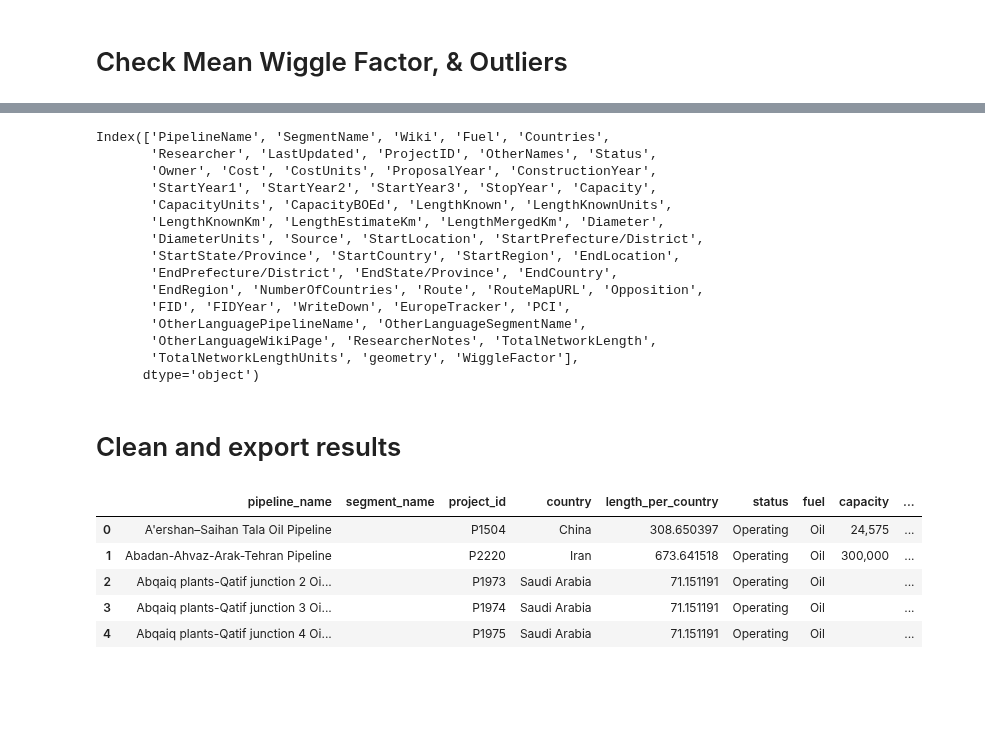
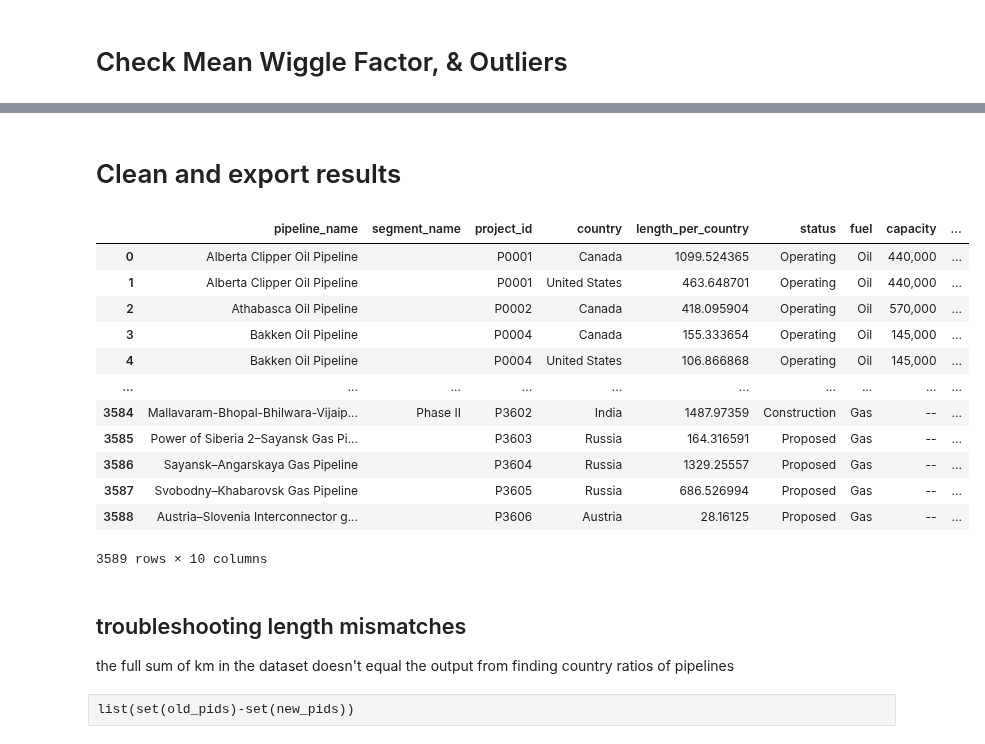
Before and after one commit to GlobalEnergyMonitor/goit-ggit-data-ops, a Jupyter notebook: notebooks/Estimate_Length.ipynb, the cells around one changed output, grey strips where cells are left out. Cells and saved outputs as stored; diff of their text form; code cells hidden in the pictures; blank space fills up the shorter version.

Commit message:
fall pipelines updates

```diff
--- a/notebooks/Estimate_Length.ipynb
+++ b/notebooks/Estimate_Length.ipynb
@@ -77,7 +95,7 @@ gc = pygsheets.authorize(client_secret=credentials_directory+'client_secret.json
 spreadsheet = gc.open_by_key('1foPLE6K-uqFlaYgLPAUxzeXfDO5wOOqE7tibNHeqTek')
 #spreadsheet[1] "Gas Pipelines" tab is the second index
 gas_pipes = spreadsheet[1].get_as_df()
-oil_pipes = spreadsheet[3].get_as_df()
+oil_pipes = spreadsheet[2].get_as_df()
 #owners = spreadsheet[2].get_as_df()
 
 gas_pipes = gas_pipes.drop('WKTFormat', axis=1) # delete WKTFormat column
@@ -101,6 +123,7 @@ elif type=='Oil_and_Gas':
 # %%
 #clean pipelines dataset
-pipe['PipelineName'] = pipe['PipelineName']
+#pipe['PipelineName'] = pipe['PipelineName']
+#pipe['SegmentName'] = pipe['Seg']
 
 # get pipeline list, import as df
 pipe['PipelineName'] = pipe['PipelineName'].str.strip()
@@ -108,24 +131,35 @@ pipe['SegmentName'] = pipe['SegmentName'].str.strip()
 pipe['ProjectID'] = pipe['ProjectID'].str.strip()
 
 # clean up column 'Fuel'
-pipe['Fuel'] = pipe['Fuel'].str.strip()
+#pipe['Fuel'] = pipe['Fuel'].str.strip()
 
 # clean up column 'Route'
 pipe['Route'] = pipe['Route'].str.strip()
 
+# get rid of "N/A"
+pipe = pipe[pipe['Route']!='N/A']
+
 # replace empty entries in Route with nan
-pipe['Route'] = pipe['Route'].replace(r'^\s*$', numpy.nan, regex=True)
+#pipe['Route'] = pipe['Route'].replace(r'^\s*$', numpy.nan, regex=True)
 
 # replace empty entrys in LengthKnownKm with nan
-pipe['LengthKnownKm'] = pipe['LengthKnownKm'].replace(r'^\s*$', numpy.nan, regex=True)
+#pipe['LengthKnownKm'] = pipe['LengthKnownKm'].replace(r'^\s*$', numpy.nan, regex=True)
+pipe['LengthKnownKm'] = pipe['LengthKnownKm'].replace('--', numpy.nan)
 
 # drop rows with no routes available (routes were unavailable or not applicable)
 #pipe = pipe.loc[pipe['Route'].isnull()==False]
 #pipe = pipe[pipe['Route'].notna()]
+pipe_noroute = pipe[pipe['Route'].isin(['Unavailable',
+                                       'Capacity expansion only',
+                                       'Bidirectionality upgrade only',
+                                       'Short route, to add later',
+                                       ''])]
+
 pipe = pipe[pipe['Route'] != 'Unavailable']
 pipe = pipe[pipe['Route'] != 'Capacity expansion only']
 pipe = pipe[pipe['Route'] != 'Bidirectionality upgrade only']
-pipe.shape
+pipe = pipe[pipe['Route'] != 'Short route, to add later']
+pipe = pipe[pipe['Route'] != '']
 
 # REMOVED
 
@@ -241,14 +255,15 @@ def pipeline_total_length_and_wiggle(pipes_df):
     for row in pipes_with_route.index:
         # get string with coordinates for route, convert to LineString (or MultiLineString)
         pipeline_name = pipes_with_route.at[row, 'PipelineName']
-        segment_name = pipes_with_route.at[row, 'ProjectID']
-        project_id = pipes_with_route.at[row, 'SegmentName']
+        segment_name = pipes_with_route.at[row, 'SegmentName']
+        project_id = pipes_with_route.at[row, 'ProjectID']
         pipeline_str = pipes_with_route.at[row, 'Route']
         status = pipes_with_route.at[row, 'Status']
         fuel = pipes_with_route.at[row, 'Fuel']
         capacity = pipes_with_route.at[row, 'CapacityBOEd']
         length = pipes_with_route.at[row, 'LengthMergedKm']
-        pipeline_ls = convert_gfit_to_linestring(pipeline_str, pipeline_name, segment_name, project_id, status, fuel, capacity, length)
+        pipeline_ls = convert_gfit_to_linestring(pipeline_str, pipeline_name, segment_name,
+                                                 project_id, status, fuel, capacity, length)
 
         # calculate length of LineString (or MultiLineString)
         geodetic_computation = pyproj.Geod(ellps="WGS84")
@@ -256,6 +271,8 @@ def pipeline_total_length_and_wiggle(pipes_df):
 
         # get reported length of pipeline
         length_report = pipes_with_route.at[row, 'LengthKnownKm']
+
+        #print(pipeline_name, segment_name)
 
     #    if pandas.notnull(length_report):
     #        # calculate wiggle factor regardless of relationship,
@@ -509,29 +504,22 @@ pipe.loc[pipe['WiggleFactor']<0.95][['PipelineName', 'SegmentName', 'ProjectID',
-# %%
-pipe.columns
-# %% [output]
-Index(['PipelineName', 'SegmentName', 'Wiki', 'Fuel', 'Countries',
-       'Researcher', 'LastUpdated', 'ProjectID', 'OtherNames', 'Status',
-       'Owner', 'Cost', 'CostUnits', 'ProposalYear', 'ConstructionYear',
-       'StartYear1', 'StartYear2', 'StartYear3', 'StopYear', 'Capacity',
-       'CapacityUnits', 'CapacityBOEd', 'LengthKnown', 'LengthKnownUnits',
-       'LengthKnownKm', 'LengthEstimateKm', 'LengthMergedKm', 'Diameter',
-       'DiameterUnits', 'Source', 'StartLocation', 'StartPrefecture/District',
-       'StartState/Province', 'StartCountry', 'StartRegion', 'EndLocation',
-       'EndPrefecture/District', 'EndState/Province', 'EndCountry',
-       'EndRegion', 'NumberOfCountries', 'Route', 'RouteMapURL', 'Opposition',
-       'FID', 'FIDYear', 'WriteDown', 'EuropeTracker', 'PCI',
-       'OtherLanguagePipelineName', 'OtherLanguageSegmentName',
-       'OtherLanguageWikiPage', 'ResearcherNotes', 'TotalNetworkLength',
-       'TotalNetworkLengthUnits', 'geometry', 'WiggleFactor'],
-      dtype='object')
 # %% [markdown]
 # Clean and export results
 # %%
-results_by_country.head()
+results_by_country
 # %% [output]
 |  | pipeline_name | segment_name | project_id | country | length_per_country | status | fuel | capacity | ... |
-| 0 | A'ershan–Saihan Tala Oil Pipeline |  | P1504 | China | 308.650397 | Operating | Oil | 24,575 | ... |
-| 1 | Abadan-Ahvaz-Arak-Tehran Pipeline |  | P2220 | Iran | 673.641518 | Operating | Oil | 300,000 | ... |
-| 2 | Abqaiq plants-Qatif junction 2 Oi... |  | P1973 | Saudi Arabia | 71.151191 | Operating | Oil |  | ... |
-| 3 | Abqaiq plants-Qatif junction 3 Oi... |  | P1974 | Saudi Arabia | 71.151191 | Operating | Oil |  | ... |
-| 4 | Abqaiq plants-Qatif junction 4 Oi... |  | P1975 | Saudi Arabia | 71.151191 | Operating | Oil |  | ... |
+| 0 | Alberta Clipper Oil Pipeline |  | P0001 | Canada | 1099.524365 | Operating | Oil | 440,000 | ... |
+| 1 | Alberta Clipper Oil Pipeline |  | P0001 | United States | 463.648701 | Operating | Oil | 440,000 | ... |
+| 2 | Athabasca Oil Pipeline |  | P0002 | Canada | 418.095904 | Operating | Oil | 570,000 | ... |
+| 3 | Bakken Oil Pipeline |  | P0004 | Canada | 155.333654 | Operating | Oil | 145,000 | ... |
+| 4 | Bakken Oil Pipeline |  | P0004 | United States | 106.866868 | Operating | Oil | 145,000 | ... |
+| ... | ... | ... | ... | ... | ... | ... | ... | ... | ... |
+| 3584 | Mallavaram-Bhopal-Bhilwara-Vijaip... | Phase II | P3602 | India | 1487.97359 | Construction | Gas | -- | ... |
+| 3585 | Power of Siberia 2–Sayansk Gas Pi... |  | P3603 | Russia | 164.316591 | Proposed | Gas | -- | ... |
+| 3586 | Sayansk–Angarskaya Gas Pipeline |  | P3604 | Russia | 1329.25557 | Proposed | Gas | -- | ... |
+| 3587 | Svobodny–Khabarovsk Gas Pipeline |  | P3605 | Russia | 686.526994 | Proposed | Gas | -- | ... |
+| 3588 | Austria–Slovenia Interconnector g... |  | P3606 | Austria | 28.16125 | Proposed | Gas | -- | ... |
+3589 rows × 10 columns
+# %% [markdown]
+## troubleshooting length mismatches
+
+the full sum of km in the dataset doesn't equal the output from finding country ratios of pipelines
@@ -537,0 +530,2 @@ results_by_country.head()
+# %% [raw]
+list(set(old_pids)-set(new_pids))
```
Also changed, not shown: parts of 19 cells of this notebook, 58 other files.
